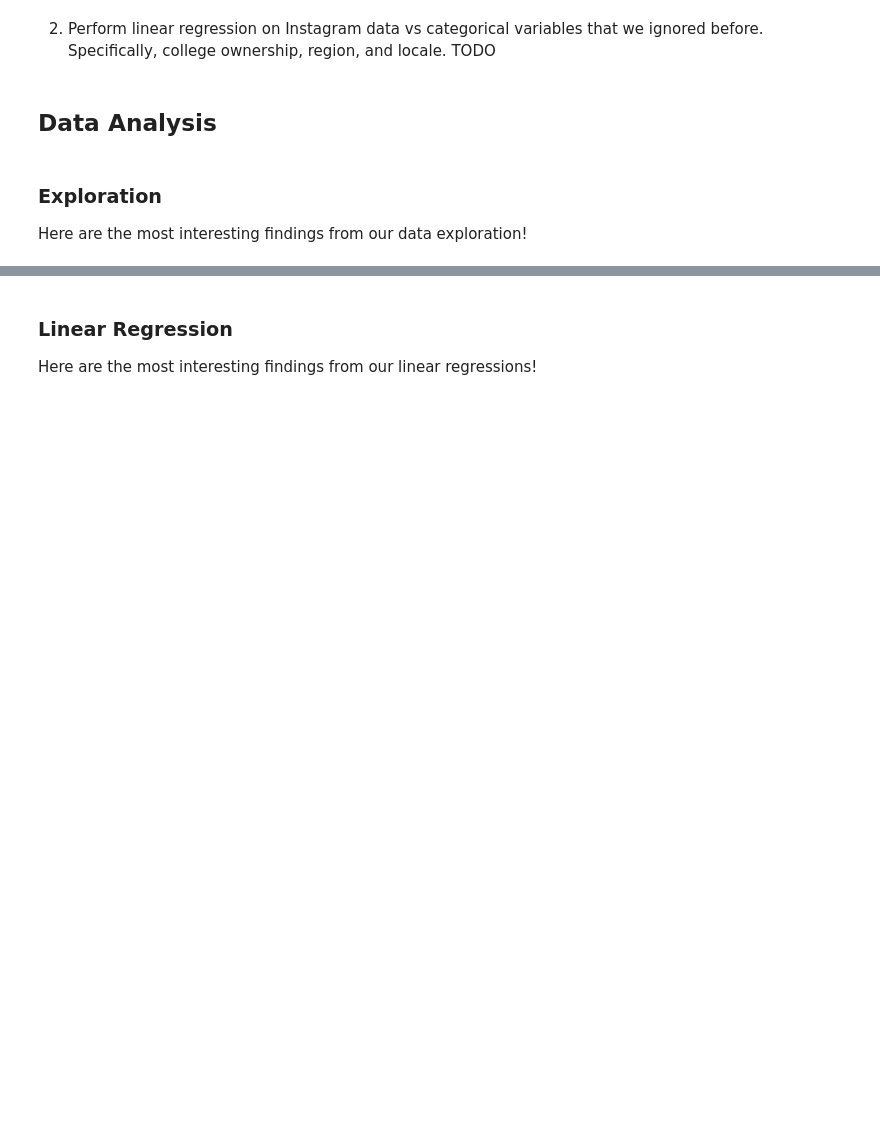
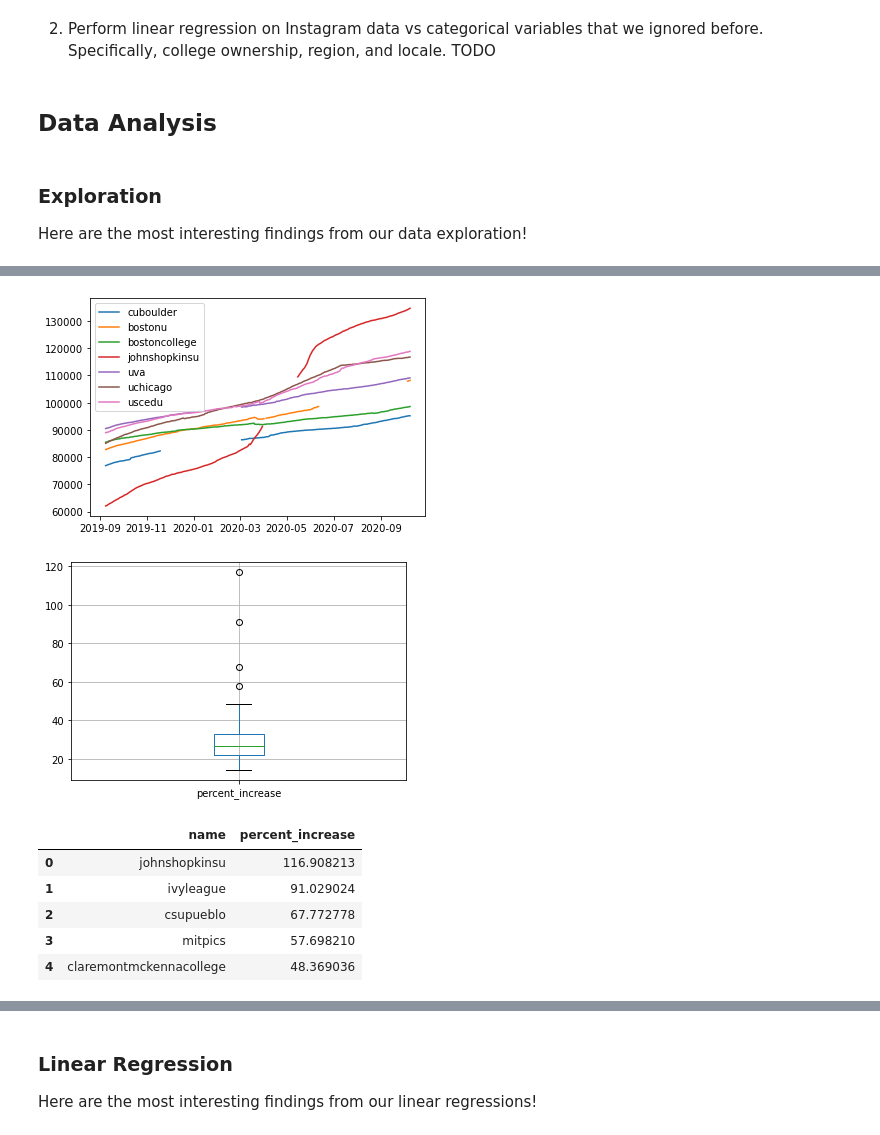
Before and after one commit to benjamin-shen/instagram-collegeuniversity-data, a Jupyter notebook: p5/phase5.ipynb, the cells around one changed output, grey strips where cells are left out. Drawn from its saved outputs; the diff is of its cells as text; code cells hidden in the pictures; blank space fills up the shorter version.

```diff
--- a/p5/phase5.ipynb
+++ b/p5/phase5.ipynb
@@ -79,0 +109,15 @@ Here are the most interesting findings from our data exploration!
+# %%
+exploration.plot_follower_counts(exploration.follower_counts(7,42).name)
+exploration.plt.show()
+exploration.follower_increase.boxplot()
+exploration.plt.show()
+exploration.follower_increase.head()
+# %% [output]
+[figure, added]
+[figure, added]
+|  | name | percent_increase |
+| 0 | johnshopkinsu | 116.908213 |
+| 1 | ivyleague | 91.029024 |
+| 2 | csupueblo | 67.772778 |
+| 3 | mitpics | 57.698210 |
+| 4 | claremontmckennacollege | 48.369036 |
```
Also changed, not shown: parts of 23 cells of this notebook, 5 other files.
